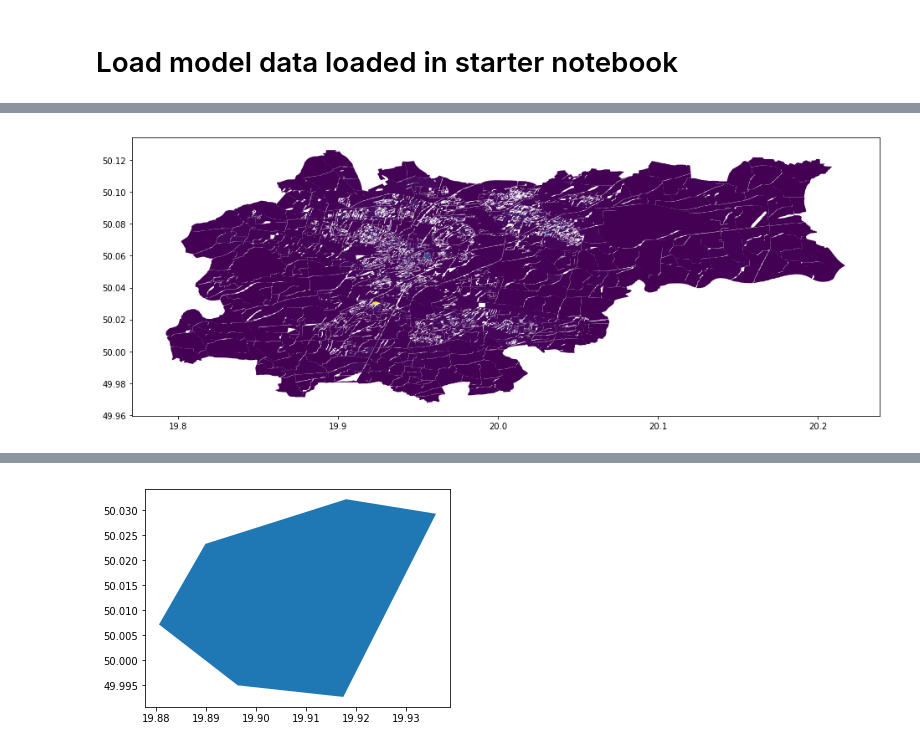
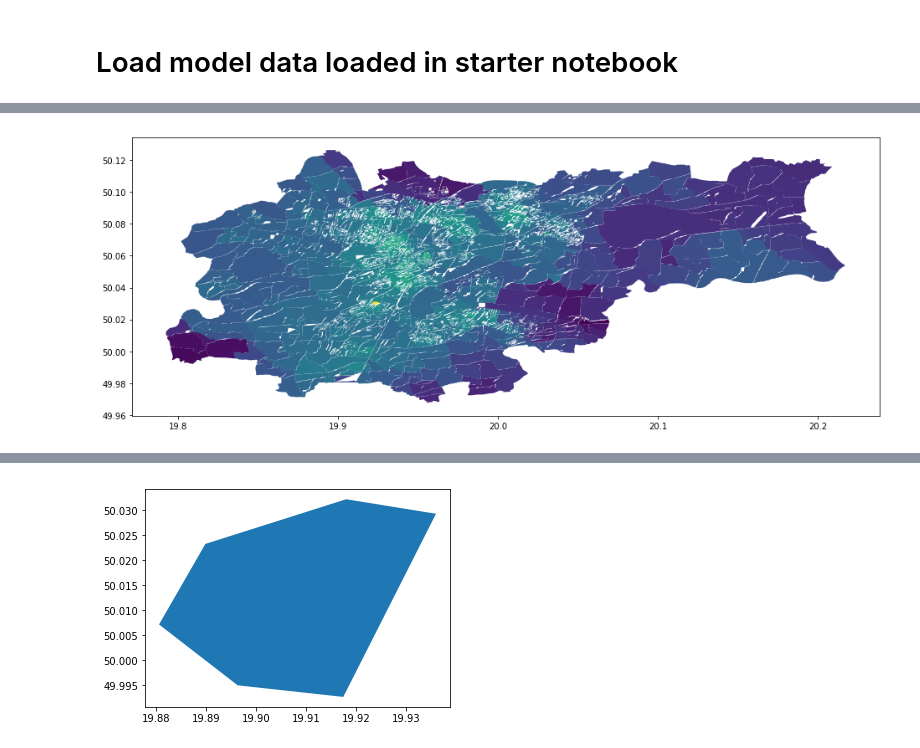
Before and after one commit to kowaalczyk/maraton-analizy-danych, a Jupyter notebook: src/visualize_model.ipynb, the cells around one changed output, grey strips where cells are left out. Saved outputs shown, nothing was run; the diff lists cells and outputs as text; code cells hidden in the pictures.

Commit message:
some more visualizations

```diff
--- a/src/visualize_model.ipynb
+++ b/src/visualize_model.ipynb
@@ -36,7 +37,9 @@ Index(['st_astext', 'populacja_', 'populacj_1', 'populacj_2', 'populacj_3',
       dtype='object')
 # %%
 # plt.figure(figsize=(16, 16), dpi=100, facecolor='w', edgecolor='k')
-gdf.plot(column='education_', figsize=(16,16))
+
+gdf['education_log'] = np.log(gdf['education_'])
+gdf.plot(column='education_log', figsize=(16,16))
 plt.show()
 # %% [output]
-[figure, old version]
+[figure, new version]
```
Also changed, not shown: parts of 14 cells of this notebook, 2 other files.
